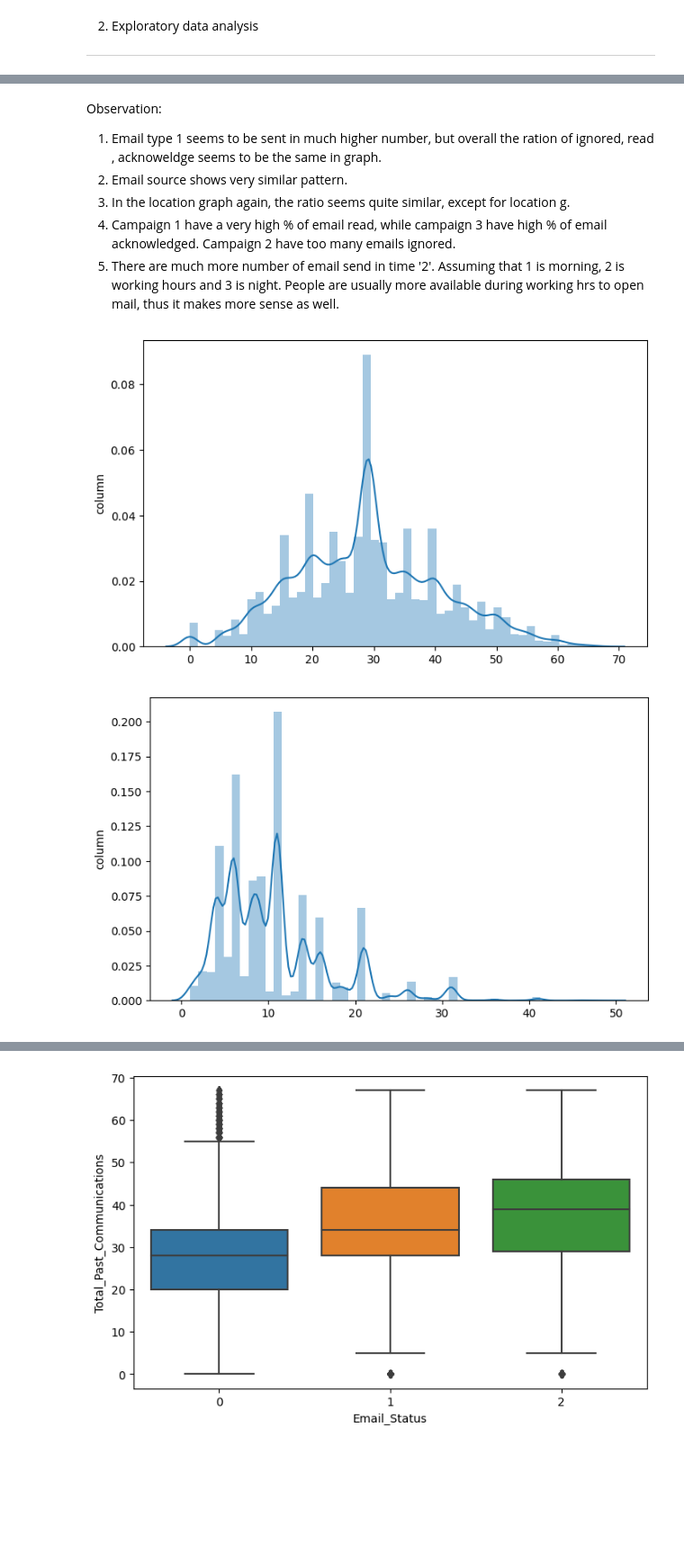
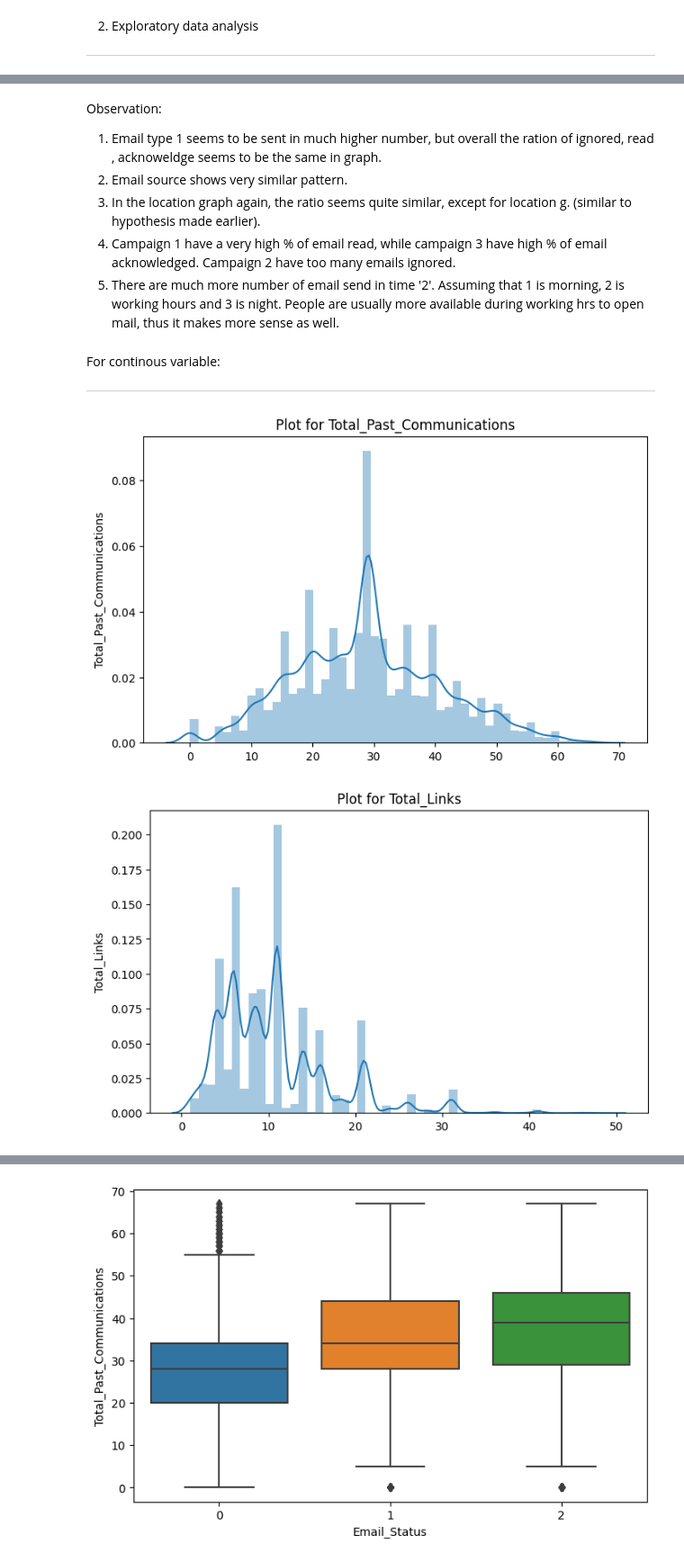
Before and after one commit to akashkivani/almabetter-Email-Campaign-Effectiveness-Prediction-Project, a Jupyter notebook: Email_Campaign_Effectiveness_Prediction.ipynb, the cells around one changed output, grey strips where cells are left out. Shown at 90% size. Drawn from its saved outputs; the diff is of its cells as text; code cells hidden in the pictures; blank space fills up the shorter version.

```diff
--- a/Email_Campaign_Effectiveness_Prediction.ipynb
+++ b/Email_Campaign_Effectiveness_Prediction.ipynb
@@ -202,5 +219,6 @@ categorical_var = ['Email_Type','Email_Source_Type','Customer_Location','Email_C
 
 for column in categorical_var:
   az = sns.countplot(x = df[column] , hue = df['Email_Status'])
+  plt.title(f'Plot for {column}')
   plt.show()
 # %% [output]
@@ -214,18 +232,23 @@ Observation:
 
 1. Email type 1 seems to be sent in much higher number, but overall the ration of ignored, read , acknoweldge seems to be the same in graph.
 2. Email source shows very similar pattern.
-3. In the location graph again, the ratio seems quite similar, except for location g.
+3. In the location graph again, the ratio seems quite similar, except for location g. (similar to hypothesis made earlier).
 4. Campaign 1 have a very high % of email read, while campaign 3 have high % of email acknowledged. Campaign 2 have too many emails ignored.
 5. There are much more number of email send in time '2'. Assuming that 1 is morning, 2 is working hours and 3 is night. People are usually more available during working hrs to open mail, thus it makes more sense as well.
+# %% [markdown]
+For continous variable:
+
+---
 # %%
 #Making a loop to plot all continous variable.
 
 cont_var = ['Total_Past_Communications' , 'Total_Links', 'Total_Images' ,'Word_Count' , 'Subject_Hotness_Score']
 
 for column in cont_var:
   az = sns.distplot( x = df[column] , hist = True)
-  plt.ylabel('column')
+  plt.title(f'Plot for {column}')
+  plt.ylabel(column)
   plt.show()
 # %% [output]
-[figure, old version]
+[figure, new version]
-[figure, old version]
+[figure, new version]
```
Also changed, not shown: parts of 11 cells of this notebook.
